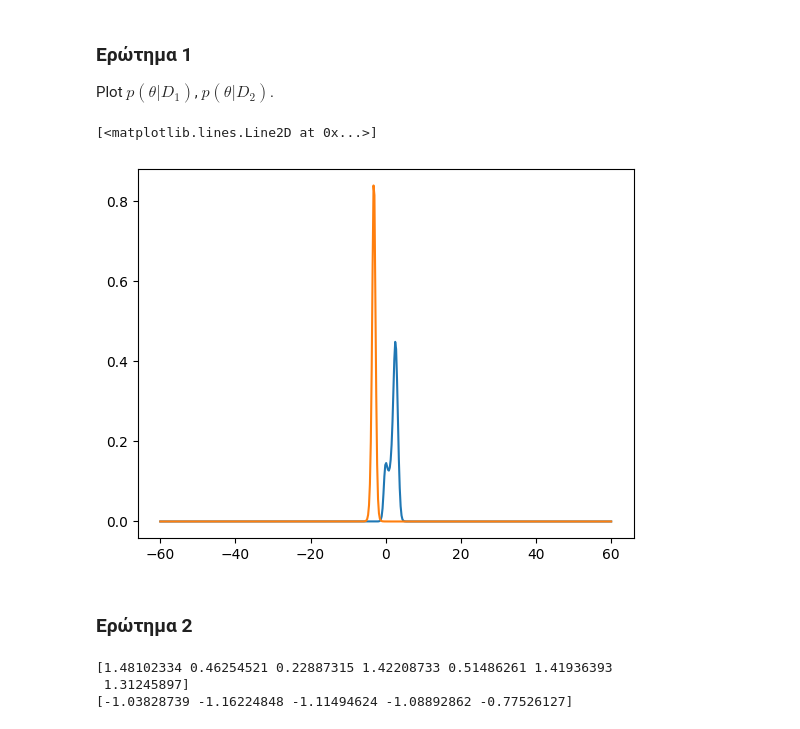
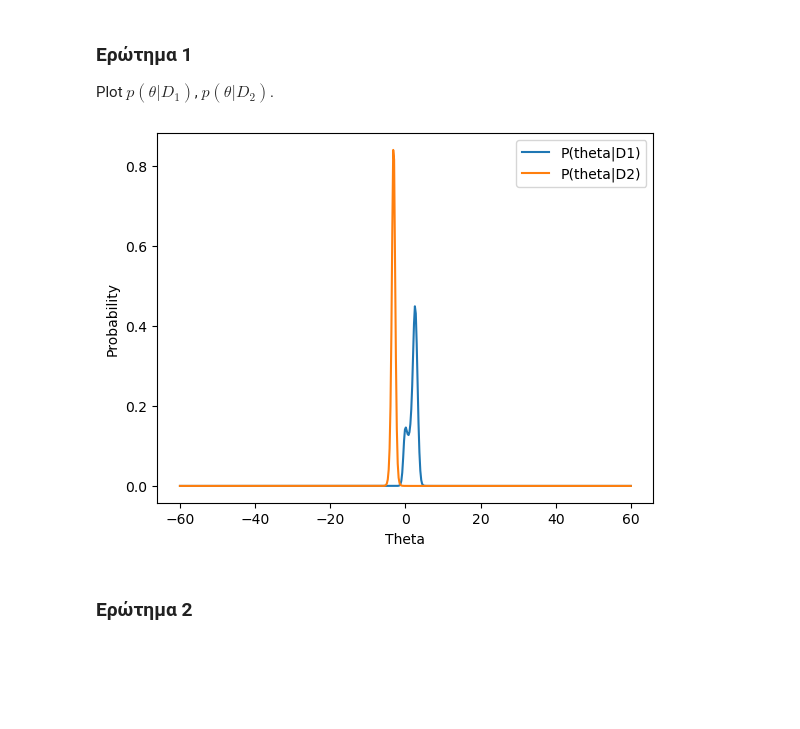
Before and after one commit to bilonio/ProjectML, a Jupyter notebook: Team30-AC.ipynb, the cells around one changed output. Saved outputs shown, nothing was run; the diff lists cells and outputs as text; code cells hidden in the pictures; blank space fills up the shorter version.

```diff
--- a/Team30-AC.ipynb
+++ b/Team30-AC.ipynb
@@ -176,22 +180,22 @@ Plot $p(\theta|D_1)$, $p(\theta|D_2)$.
 # %%
 classifier_bayes = Classifier_Bayes()
 
+# Fit models to observations
 classifier_bayes.fit(D1, thetas, dtheta, 1)
 classifier_bayes.fit(D2, thetas, dtheta, 2)
 
+# Plot the posterior probability p(theta|D1)
 plt.plot(thetas, classifier_bayes.P_theta_D1)
 
+# Plot the posterior probability p(theta|D2)
 plt.plot(thetas, classifier_bayes.P_theta_D2)
+
+
+plt.legend(["P(theta|D1)", "P(theta|D2)"])
+plt.xlabel("Theta")
+plt.ylabel("Probability")
+plt.show()
 # %% [output]
-[<matplotlib.lines.Line2D at 0x...>]
-[figure, old version]
+[figure, new version]
 # %% [markdown]
 ### Ερώτημα 2
-# %%
-print(classifier_bayes.predict(D1, 7/12, 5/12, thetas, dtheta))
-
-print(classifier_bayes.predict(D2, 7/12, 5/12, thetas, dtheta))
-# %% [output]
-[1.48102334 0.46254521 0.22887315 1.42208733 0.51486261 1.41936393
- 1.31245897]
-[-1.03828739 -1.16224848 -1.11494624 -1.08892862 -0.77526127]
```
Also changed, not shown: parts of 2 cells of this notebook.
